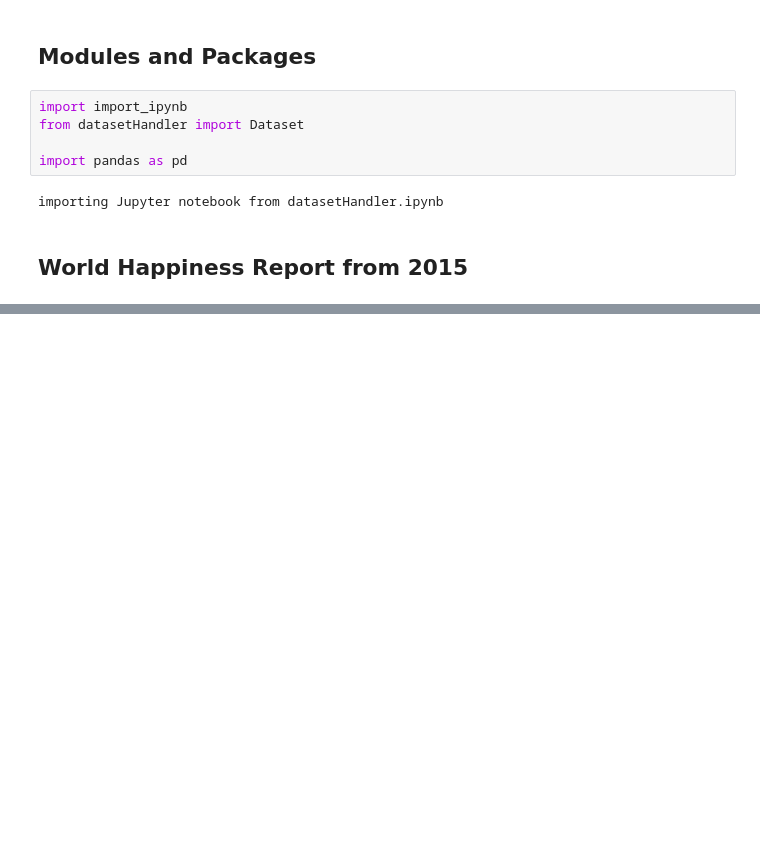
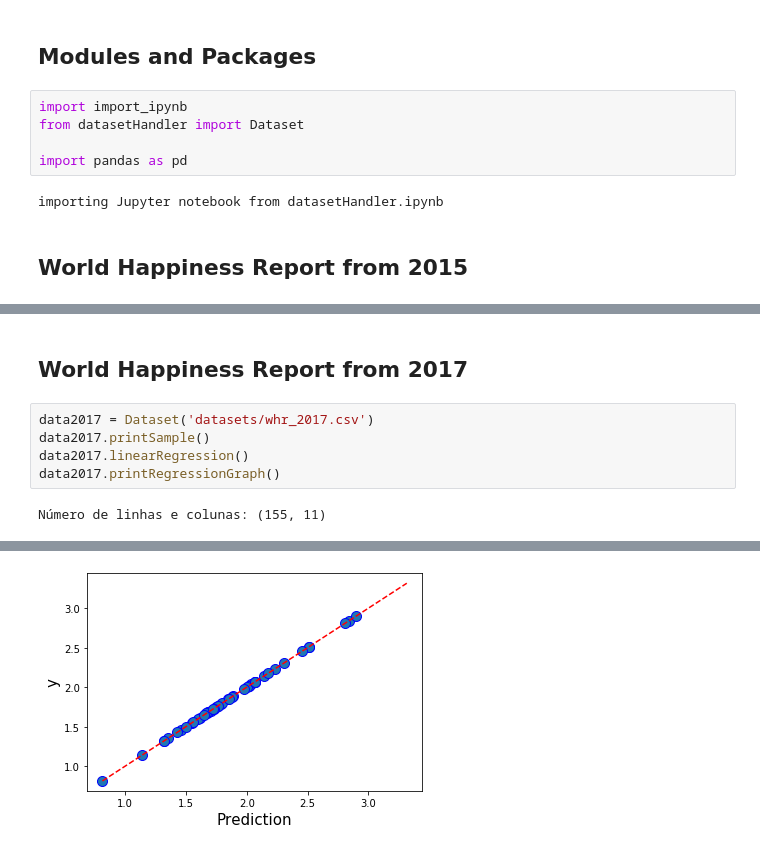
Before and after one commit to WebisD/DatasetAnalysisProject, a Jupyter notebook: main.ipynb, the cells around one changed output, grey strips where cells are left out. Saved outputs shown, nothing was run; the diff lists cells and outputs as text; blank space fills up the shorter version.

Commit message:
Displaying all graphs

```diff
--- a/main.ipynb
+++ b/main.ipynb
@@ -55 +53,10 @@ Número de linhas e colunas: (157, 10)
 [figure]
+# %% [markdown]
+## World Happiness Report from 2017
+# %%
+data2017 = Dataset('datasets/whr_2017.csv')
+data2017.printSample()
+data2017.linearRegression()
+data2017.printRegressionGraph()
+# %% [output]
+Número de linhas e colunas: (155, 11)
@@ -55,0 +74 @@ Número de linhas e colunas: (157, 10)
+[figure, added]
```
Also changed, not shown: parts of 8 cells of this notebook, 2 other files.
